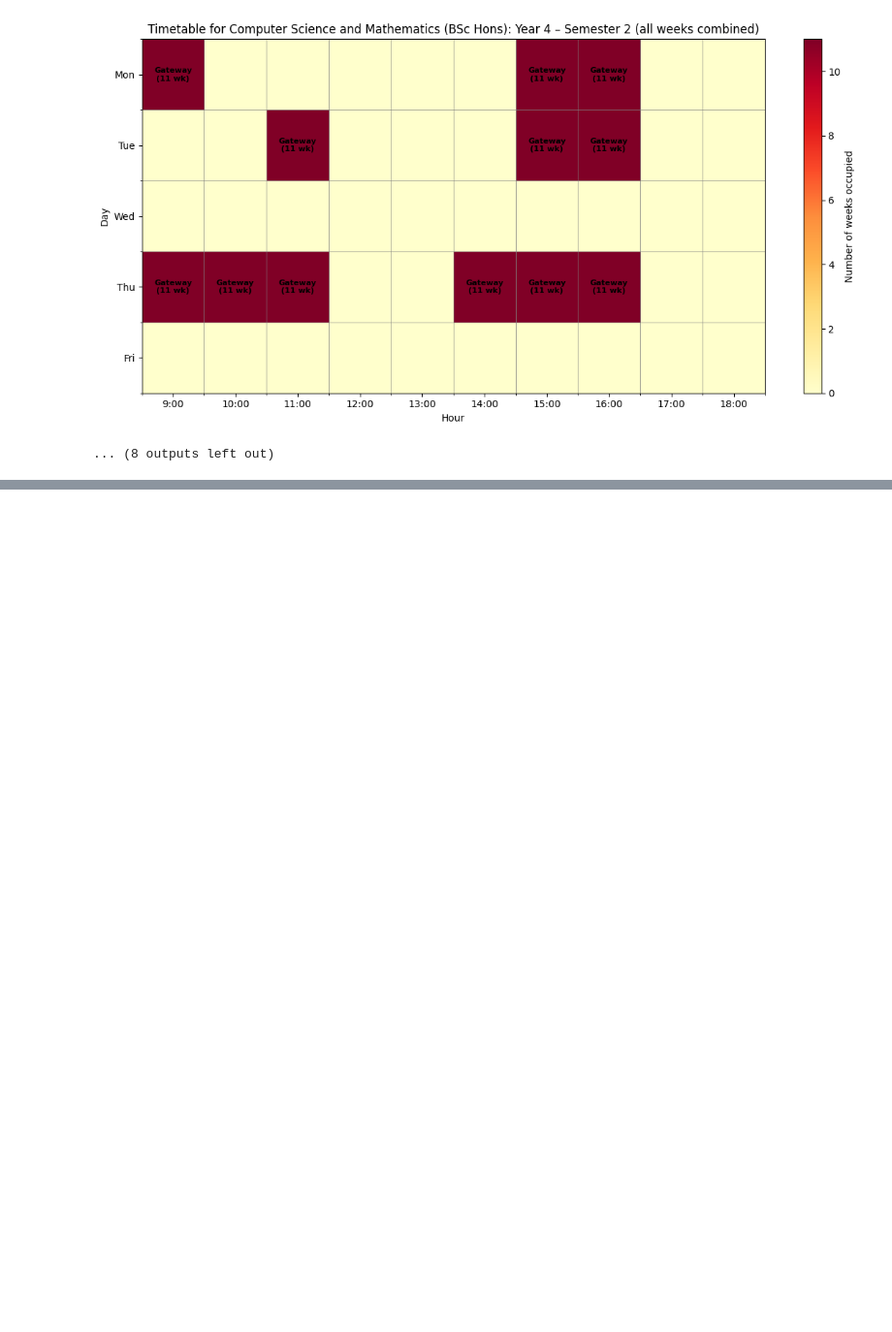
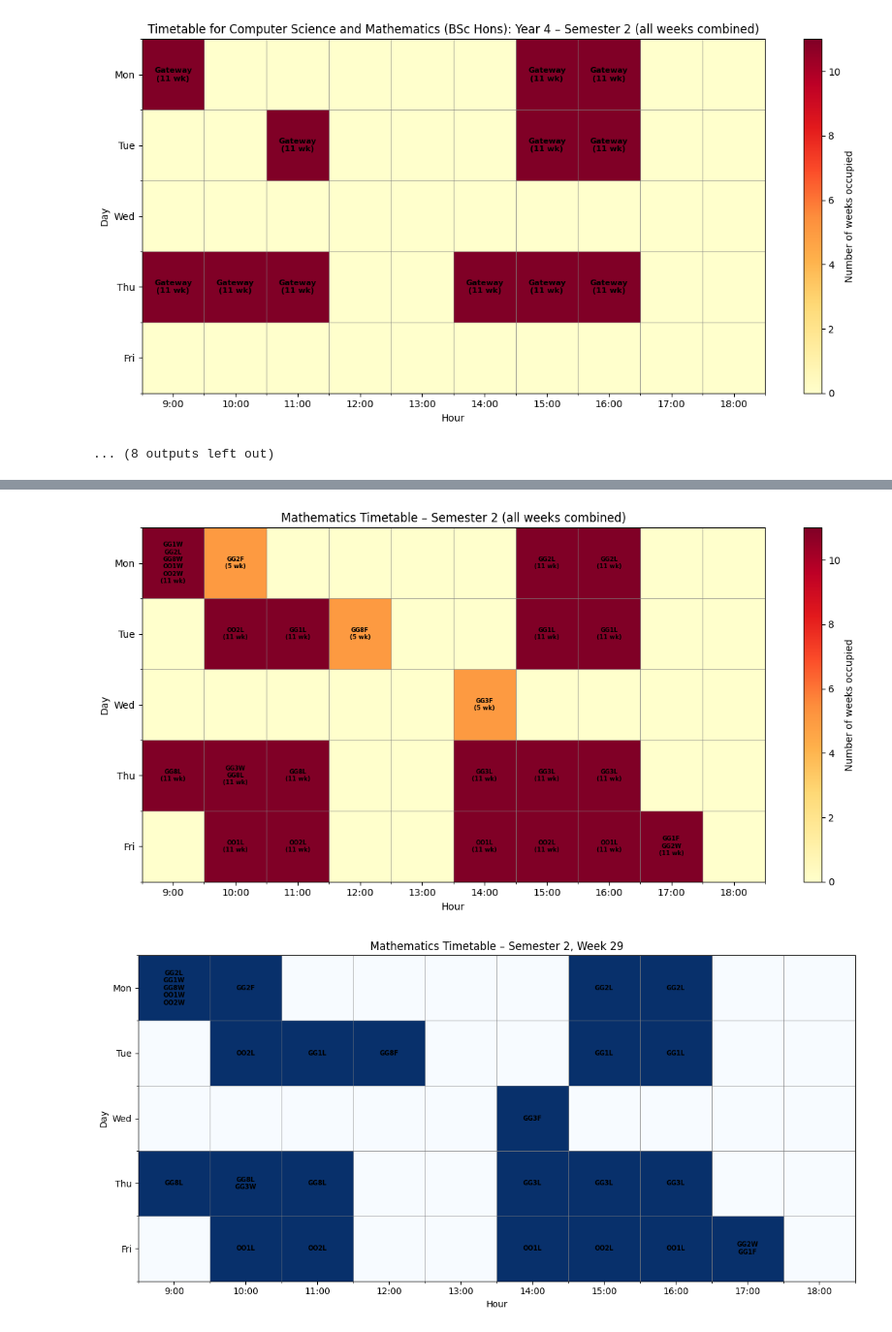
Before and after one commit to sagharrezanavaz/TAOR, a Jupyter notebook: New pathway model.ipynb, the cells around one changed output, grey strips where cells are left out. Shown at 97% size. Saved outputs shown, nothing was run; the diff lists cells and outputs as text; code cells hidden in the pictures; blank space fills up the shorter version.

```diff
--- a/New pathway model.ipynb
+++ b/New pathway model.ipynb
@@ -2710,0 +2769,9 @@ Curriculum 'Economics and Mathematics (MA Hons)' not found in programme_data.
+# %%
+# Heatmap for all weeks in Semester 1 (shows event names + week count)
+plot_maths_timetable(semester=2, var_sol=var_sol, parameters=parameters)
+
+# Specific week 10 in Semester 1 (shows all events in that week)
+plot_maths_timetable(semester=2, week=29, var_sol=var_sol, parameters=parameters)
+# %% [output]
+[figure, added]
+[figure, added]
```
Also changed, not shown: parts of 3 cells of this notebook, 36 other files.
